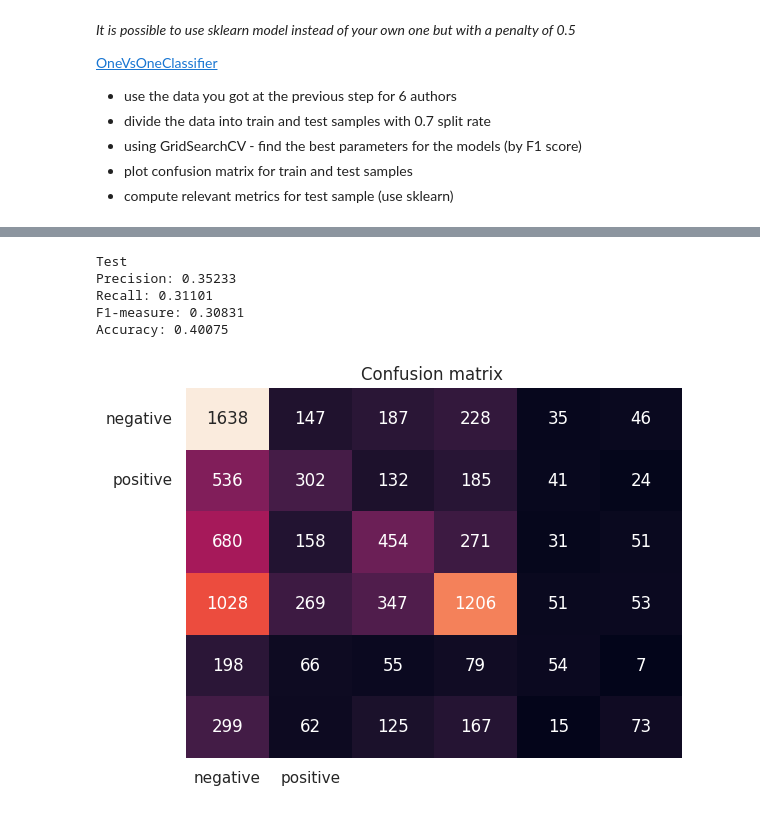
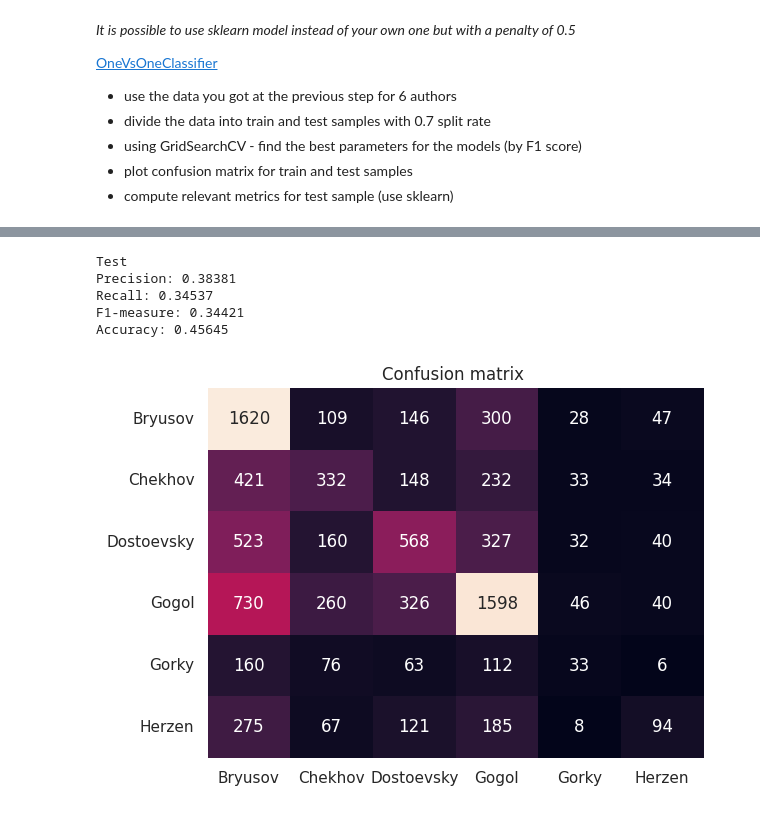
Before and after one commit to yakovlevia/Mathematical-methods-of-data-analysis, a Jupyter notebook: hw3ml_2024_best_ copy 2.ipynb, the cells around one changed output, grey strips where cells are left out. Cells and saved outputs as stored; diff of their text form; code cells hidden in the pictures.

```diff
--- a/hw3ml_2024_best_ copy 2.ipynb
+++ b/hw3ml_2024_best_ copy 2.ipynb
@@ -531,7 +531,7 @@ nltk.data.path.append(nltk_download_dir)
 # %%
 data_path = 'data/prose'
 author_proportions = {"Herzen": 5000, "Bryusov": 15000, "Chekhov": 8000, "Dostoevsky": 11000, "Gogol": 20000, "Gorky": 3000}
-#author_proportions = {author: int(proportion / 2) for author, proportion in author_proportions.items()}
+author_proportions = {author: int(proportion / 2) for author, proportion in author_proportions.items()}
 
 # Initialize DataFrame to store sentences and authors
 df = pd.DataFrame(columns=["sentence", "author"])
@@ -1289,4 +1289,9 @@ X_train, X_test, y_train, y_test = train_test_split(np.array(df['processed_sente
 
 print(len(X_train))
 print(len(y_train))
+authors_in_order = label_encoder.classes_
+author_to_index = list(dict(zip(label_encoder.classes_, range(len(label_encoder.classes_)))).keys())
+
+print(authors_in_order)
+print(author_to_index)
 # %% [output]
@@ -1374,5 +1385,40 @@ best_results_df = pd.DataFrame({
 best_results_df.to_csv('best_results3.csv', index=False)
 
 print("Grid search results and best parameters saved.")
+# %%
+from sklearn.pipeline import Pipeline
+from sklearn.base import TransformerMixin
+from multiprocessing import cpu_count
+from sklearn.model_selection import GridSearchCV
+
+class ToNumpyArrayTransformer(BaseEstimator, TransformerMixin):
+    def fit(self, X, y=None):
+        # No fitting necessary for conversion, so just return self
+        return self
+
+    def transform(self, X):
+        # Convert the input (X) into a numpy array
+        return np.array(X.toarray() if hasattr(X, 'toarray') else X)
+
+#Best Parameters: {'classifier__beta': 0.0, 'classifier__gamma': 0.0, 'classifier__learning_rate': 0.01, 'classifier__max_iter': 1000, 'classifier__tolerance': 0.0001, 'vectorizer__max_features': 3000}
+param_grid = {
+    'beta': 0,
+    'gamma': 0,
+    'learning_rate': 1e-3,
+    'tolerance': 0.0001,
+    'max_iter': 4500
+}
+
+
+# Set up the pipeline
+pipeline = Pipeline([
+    ('vectorizer', TfidfVectorizer(max_features = 2000)),  # Text vectorization
+    ('to_numpy', ToNumpyArrayTransformer()),  # Custom transformer
+    ('classifier', OneVsOneClassifier(estimator=Logit(**param_grid), n_jobs = cpu_count() - 1))  # Classifier step (OneVsOneClassifier with Logit)
+])
+
+
+# Fit the grid search to find the best parameters
+pipeline.fit(X_train, y_train)
 # %%
 print("Train")
@@ -1380,10 +1433,10 @@ show_confusion_matrix(y_train, best_model_multi.predict(X_train), np.zeros((len(
 # %%
 print("Test")
-show_confusion_matrix(y_test, best_model_multi.predict(X_test), np.zeros((len(y_test), 2)), 'task10')
+show_confusion_matrix(y_test, pipeline.predict(X_test), np.zeros((len(y_test), 2)), 'task10', author_to_index)
 # %% [output]
 Test
-Precision: 0.35233
-Recall: 0.31101
-F1-measure: 0.30831
-Accuracy: 0.40075
+Precision: 0.38381
+Recall: 0.34537
+F1-measure: 0.34421
+Accuracy: 0.45645
-[figure, old version]
+[figure, new version]
```
Also changed, not shown: parts of 10 cells of this notebook.
